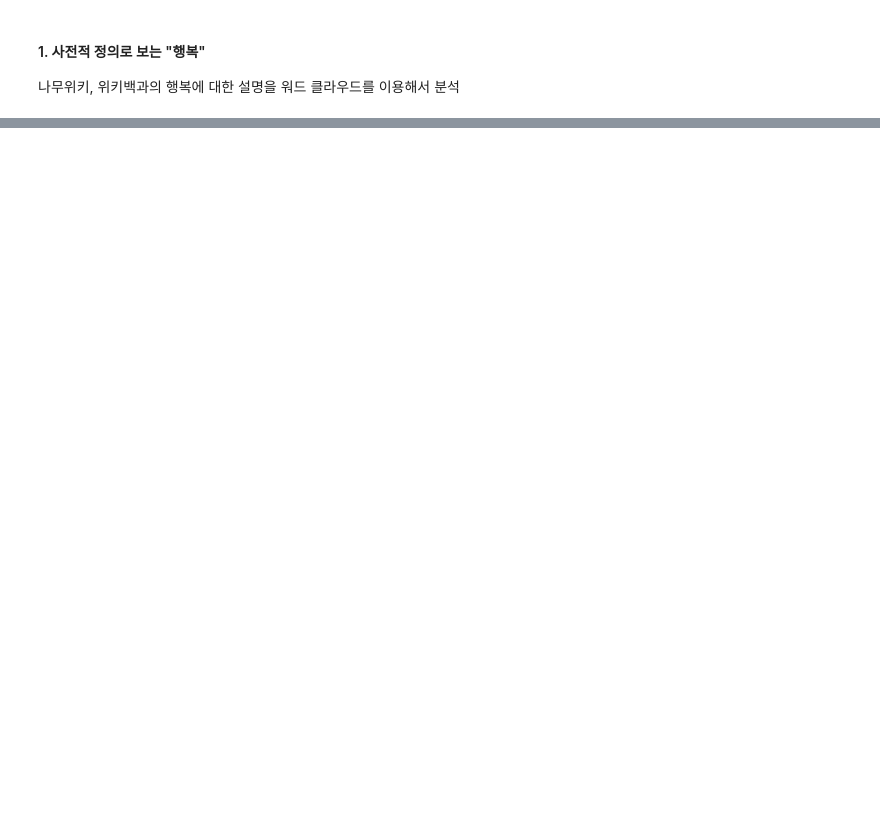
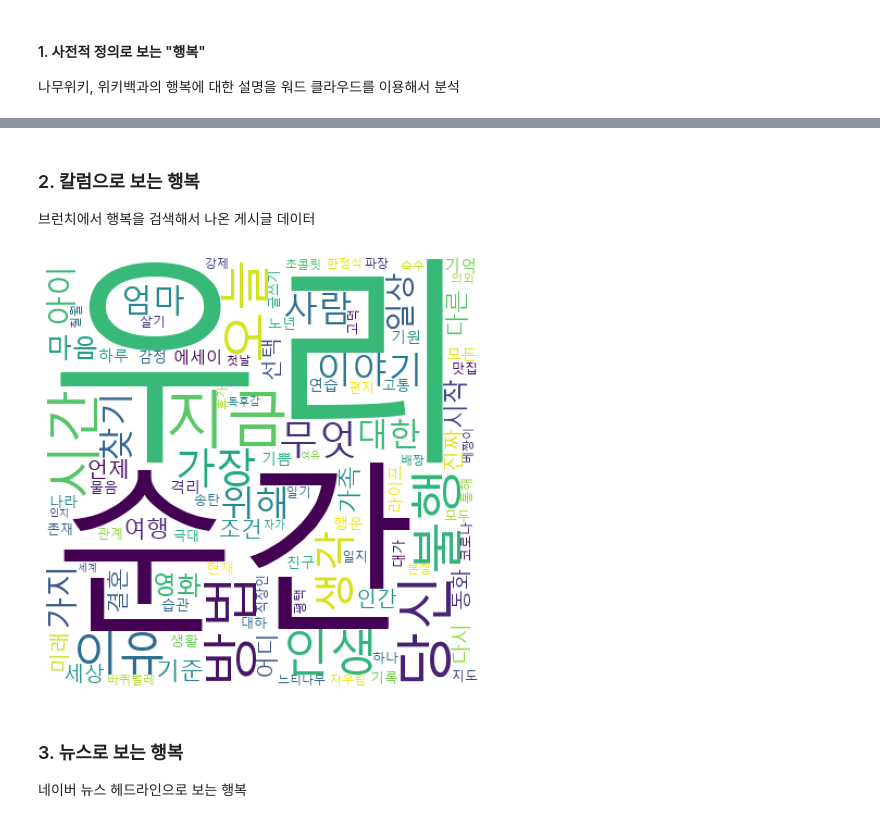
Before and after one commit to limetree06/dataScience, a Jupyter notebook: week5/happiness.ipynb, the cells around one changed output, grey strips where cells are left out. Drawn from its saved outputs; the diff is of its cells as text; code cells hidden in the pictures; blank space fills up the shorter version.

Commit message:
DONE brunch data

```diff
--- a/week5/happiness.ipynb
+++ b/week5/happiness.ipynb
@@ -50,0 +41,15 @@ visualization(get_nouns(treewiki + wiki))
+# %% [markdown]
+### 2. 칼럼으로 보는 행복
+브런치에서 행복을 검색해서 나온 게시글 데이터
+# %%
+df_brunch = pd.read_excel("./brunchResult.xlsx").reset_index()
+del df_brunch["Unnamed: 0"]
+title_list = df_brunch["제목"].to_list()
+title_string = ''.join(title_list)
+
+visualization(get_nouns(title_string))
+# %% [output]
+[figure, added]
+# %% [markdown]
+### 3. 뉴스로 보는 행복
+네이버 뉴스 헤드라인으로 보는 행복
```
Also changed, not shown: parts of 5 cells of this notebook, 4 other files.
